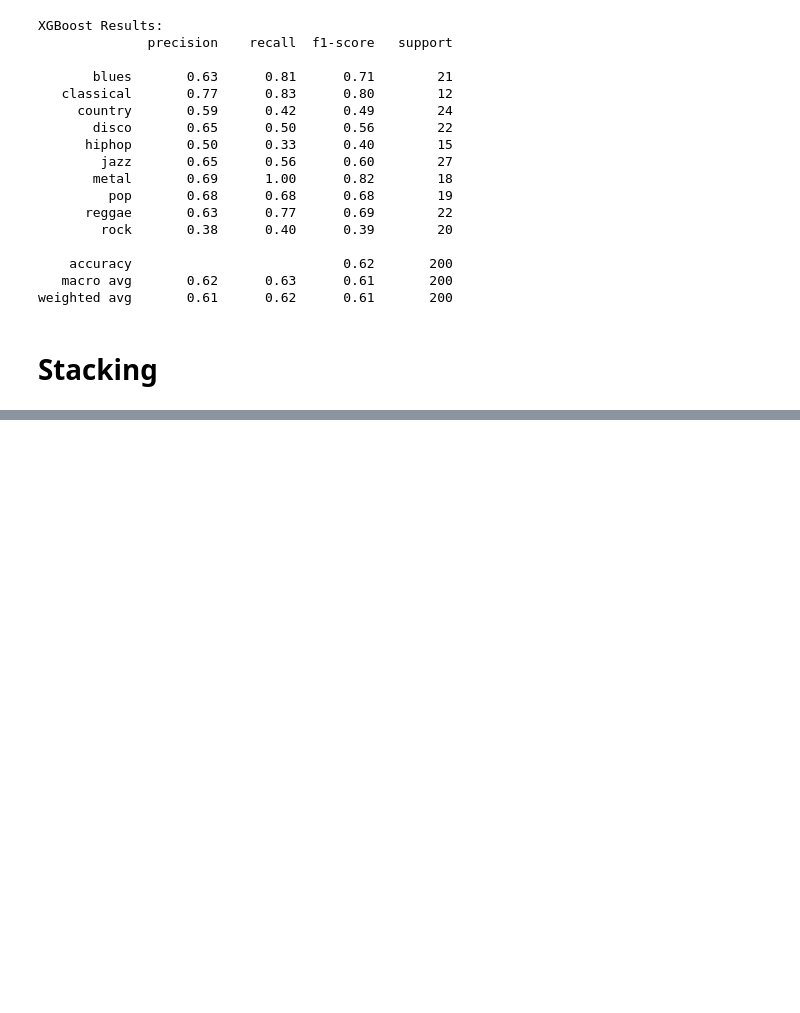
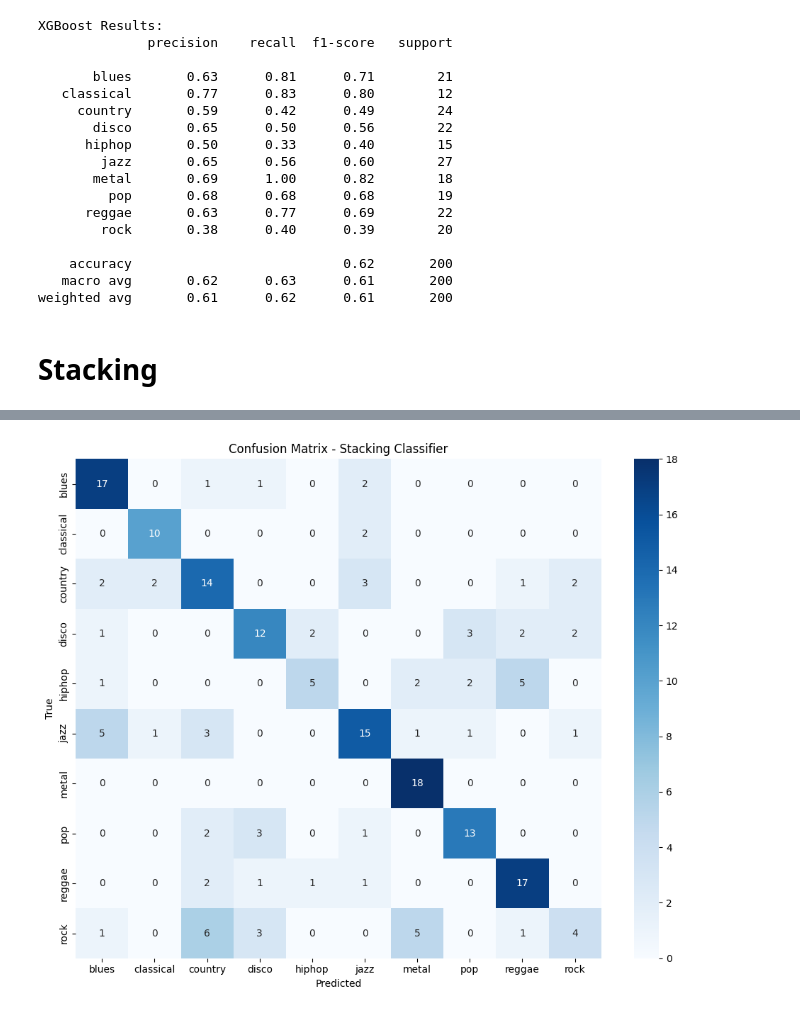
Before and after one commit to MakraneAnas/MusicClassification, a Jupyter notebook: projet/experimentation/models.ipynb, the cells around one changed output, grey strips where cells are left out. Cells and saved outputs as stored; diff of their text form; code cells hidden in the pictures; blank space fills up the shorter version.

Commit message:
feat: Created the baseline model for music genre recognition

```diff
--- a/projet/experimentation/models.ipynb
+++ b/projet/experimentation/models.ipynb
@@ -363,0 +428,17 @@ def plot_confusion_matrix(y_true, y_pred, model_name):
+# %%
+def plot_confusion_matrix(y_true, y_pred, model_name):
+    plt.figure(figsize=(10, 8))
+    cm = confusion_matrix(y_true, y_pred)
+    labels = ['blues', 'classical', 'country', 'disco', 'hiphop', 'jazz', 'metal', 'pop', 'reggae', 'rock']
+    sns.heatmap(cm, annot=True, fmt='d', cmap='Blues',
+                xticklabels=labels,
+                yticklabels=labels)
+    plt.title(f'Confusion Matrix - {model_name}')
+    plt.xlabel('Predicted')
+    plt.ylabel('True')
+    plt.tight_layout()
+    plt.show()
+
+plot_confusion_matrix(Y_test, final_pred, "Stacking Classifier")
+# %% [output]
+[figure, added]
```
Also changed, not shown: parts of 2 cells of this notebook.
